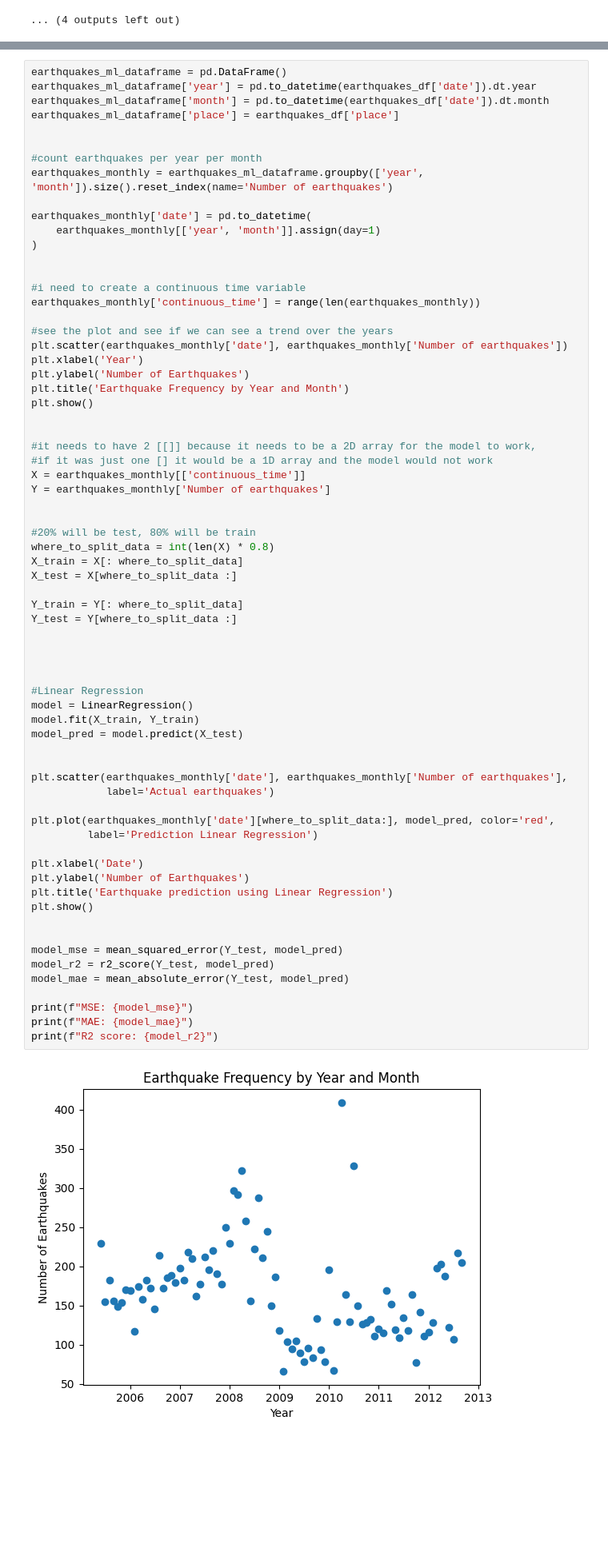
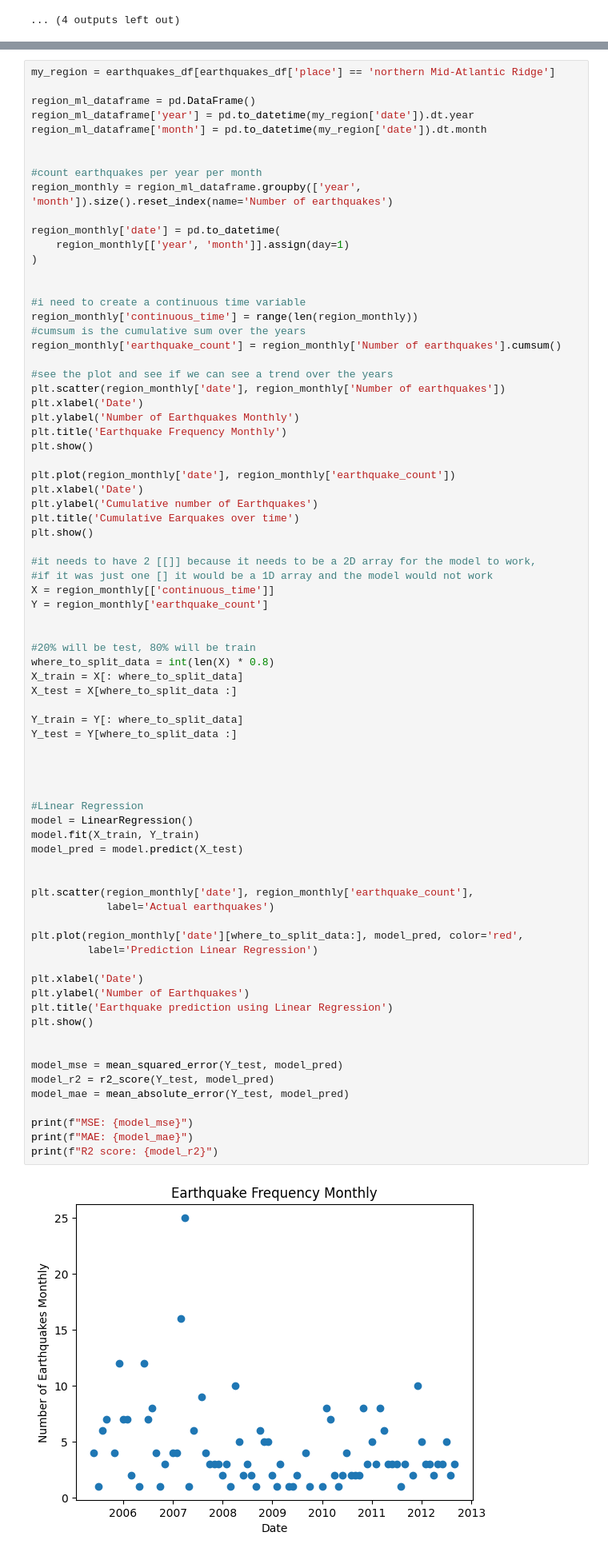
Before and after one commit to NatalieFig/cmsc320finalproj, a Jupyter notebook: CMSC320_Final_Project.ipynb, the cells around one changed output, grey strips where cells are left out. Shown at 80% size. Saved outputs shown, nothing was run; the diff lists cells and outputs as text; blank space fills up the shorter version.

```diff
--- a/CMSC320_Final_Project.ipynb
+++ b/CMSC320_Final_Project.ipynb
@@ -758,33 +760,41 @@ Lets try and predict earthquake frequency over time in the northern hemisphere.
 # %%
-earthquakes_ml_dataframe = pd.DataFrame()
-earthquakes_ml_dataframe['year'] = pd.to_datetime(earthquakes_df['date']).dt.year
-earthquakes_ml_dataframe['month'] = pd.to_datetime(earthquakes_df['date']).dt.month
-earthquakes_ml_dataframe['place'] = earthquakes_df['place']
+my_region = earthquakes_df[earthquakes_df['place'] == 'northern Mid-Atlantic Ridge']
+
+region_ml_dataframe = pd.DataFrame()
+region_ml_dataframe['year'] = pd.to_datetime(my_region['date']).dt.year
+region_ml_dataframe['month'] = pd.to_datetime(my_region['date']).dt.month
 
 
 #count earthquakes per year per month
-earthquakes_monthly = earthquakes_ml_dataframe.groupby(['year', 'month']).size().reset_index(name='Number of earthquakes')
+region_monthly = region_ml_dataframe.groupby(['year', 'month']).size().reset_index(name='Number of earthquakes')
 
-earthquakes_monthly['date'] = pd.to_datetime(
-    earthquakes_monthly[['year', 'month']].assign(day=1)
+region_monthly['date'] = pd.to_datetime(
+    region_monthly[['year', 'month']].assign(day=1)
 )
 
 
 #i need to create a continuous time variable
-earthquakes_monthly['continuous_time'] = range(len(earthquakes_monthly))
+region_monthly['continuous_time'] = range(len(region_monthly))
+#cumsum is the cumulative sum over the years
+region_monthly['earthquake_count'] = region_monthly['Number of earthquakes'].cumsum()
 
 #see the plot and see if we can see a trend over the years
-plt.scatter(earthquakes_monthly['date'], earthquakes_monthly['Number of earthquakes'])
-plt.xlabel('Year')
-plt.ylabel('Number of Earthquakes')
-plt.title('Earthquake Frequency by Year and Month')
+plt.scatter(region_monthly['date'], region_monthly['Number of earthquakes'])
+plt.xlabel('Date')
+plt.ylabel('Number of Earthquakes Monthly')
+plt.title('Earthquake Frequency Monthly')
 plt.show()
 
+plt.plot(region_monthly['date'], region_monthly['earthquake_count'])
+plt.xlabel('Date')
+plt.ylabel('Cumulative number of Earthquakes')
+plt.title('Cumulative Earquakes over time')
+plt.show()
 
 #it needs to have 2 [[]] because it needs to be a 2D array for the model to work,
 #if it was just one [] it would be a 1D array and the model would not work
-X = earthquakes_monthly[['continuous_time']]
-Y = earthquakes_monthly['Number of earthquakes']
+X = region_monthly[['continuous_time']]
+Y = region_monthly['earthquake_count']
 
 
 #20% will be test, 80% will be train
@@ -795,33 +805,33 @@ X_test = X[where_to_split_data :]
 Y_train = Y[: where_to_split_data]
 Y_test = Y[where_to_split_data :]
 
 
 
 
 #Linear Regression
 model = LinearRegression()
 model.fit(X_train, Y_train)
 model_pred = model.predict(X_test)
 
 
-plt.scatter(earthquakes_monthly['date'], earthquakes_monthly['Number of earthquakes'],
+plt.scatter(region_monthly['date'], region_monthly['earthquake_count'],
             label='Actual earthquakes')
 
-plt.plot(earthquakes_monthly['date'][where_to_split_data:], model_pred, color='red',
+plt.plot(region_monthly['date'][where_to_split_data:], model_pred, color='red',
          label='Prediction Linear Regression')
 
 plt.xlabel('Date')
 plt.ylabel('Number of Earthquakes')
 plt.title('Earthquake prediction using Linear Regression')
 plt.show()
 
 
 model_mse = mean_squared_error(Y_test, model_pred)
 model_r2 = r2_score(Y_test, model_pred)
 model_mae = mean_absolute_error(Y_test, model_pred)
 
 print(f"MSE: {model_mse}")
 print(f"MAE: {model_mae}")
 print(f"R2 score: {model_r2}")
 # %% [output]
-[figure, old version]
+[figure, new version]
```
Also changed, not shown: parts of 6 cells of this notebook.
